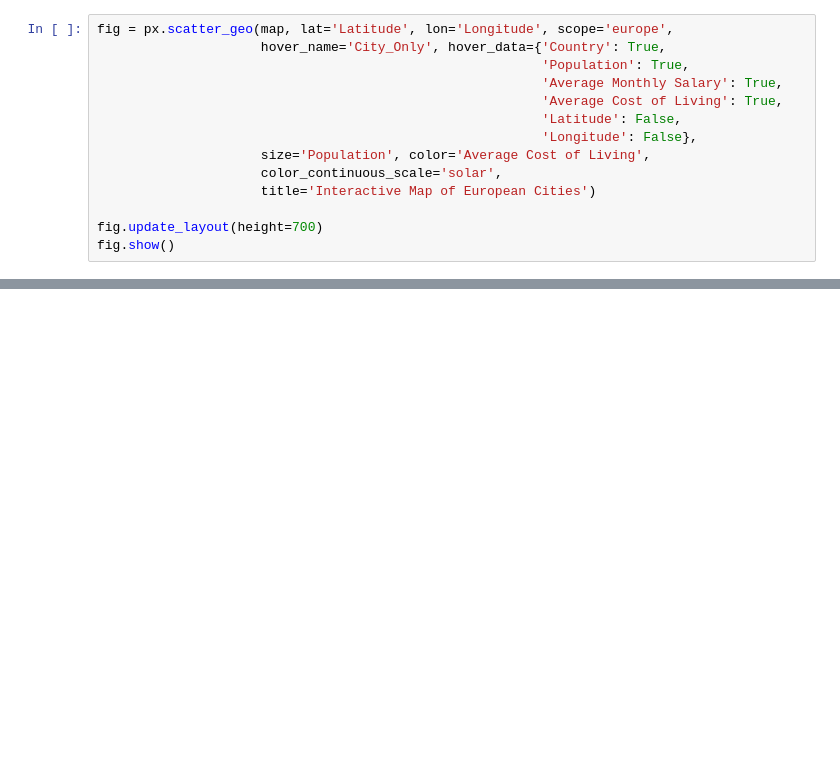
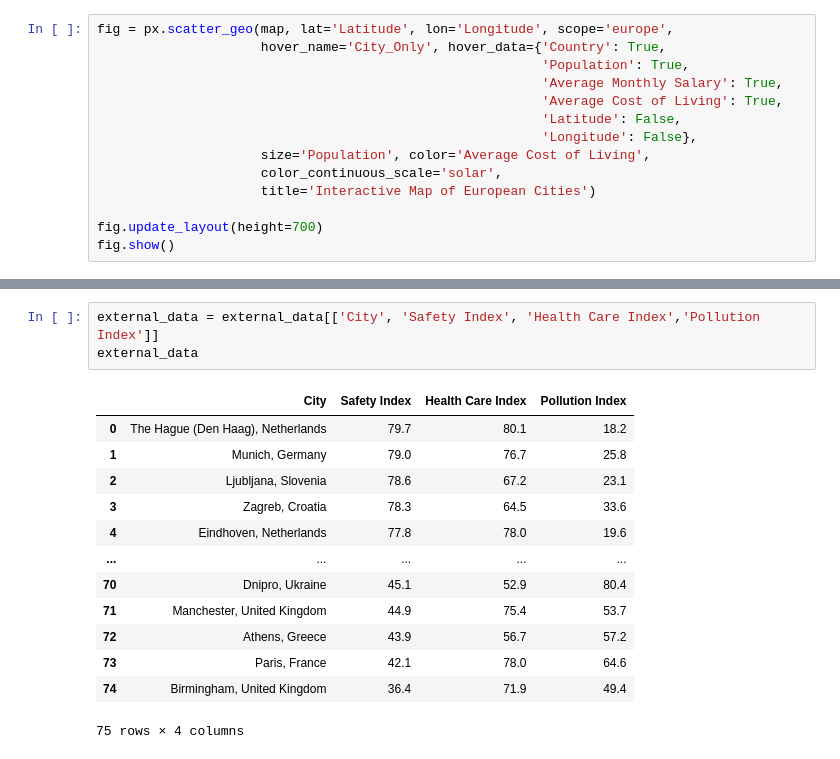
Before and after one commit to lucasvcasimiro-byte/Group10_PDS_Project_2526, a Jupyter notebook: GROUP10_PDS_202526_NB1.ipynb, the cells around one changed output, grey strips where cells are left out. Cells and saved outputs as stored; diff of their text form; blank space fills up the shorter version.

```diff
--- a/GROUP10_PDS_202526_NB1.ipynb
+++ b/GROUP10_PDS_202526_NB1.ipynb
@@ -617,0 +635,17 @@ external_data.head()
+# %%
+external_data = external_data[['City', 'Safety Index', 'Health Care Index','Pollution Index']]
+external_data
+# %% [output]
+|  | City | Safety Index | Health Care Index | Pollution Index |
+| 0 | The Hague (Den Haag), Netherlands | 79.7 | 80.1 | 18.2 |
+| 1 | Munich, Germany | 79.0 | 76.7 | 25.8 |
+| 2 | Ljubljana, Slovenia | 78.6 | 67.2 | 23.1 |
+| 3 | Zagreb, Croatia | 78.3 | 64.5 | 33.6 |
+| 4 | Eindhoven, Netherlands | 77.8 | 78.0 | 19.6 |
+| ... | ... | ... | ... | ... |
+| 70 | Dnipro, Ukraine | 45.1 | 52.9 | 80.4 |
+| 71 | Manchester, United Kingdom | 44.9 | 75.4 | 53.7 |
+| 72 | Athens, Greece | 43.9 | 56.7 | 57.2 |
+| 73 | Paris, France | 42.1 | 78.0 | 64.6 |
+| 74 | Birmingham, United Kingdom | 36.4 | 71.9 | 49.4 |
+75 rows × 4 columns
```
Also changed, not shown: parts of 30 cells of this notebook.
